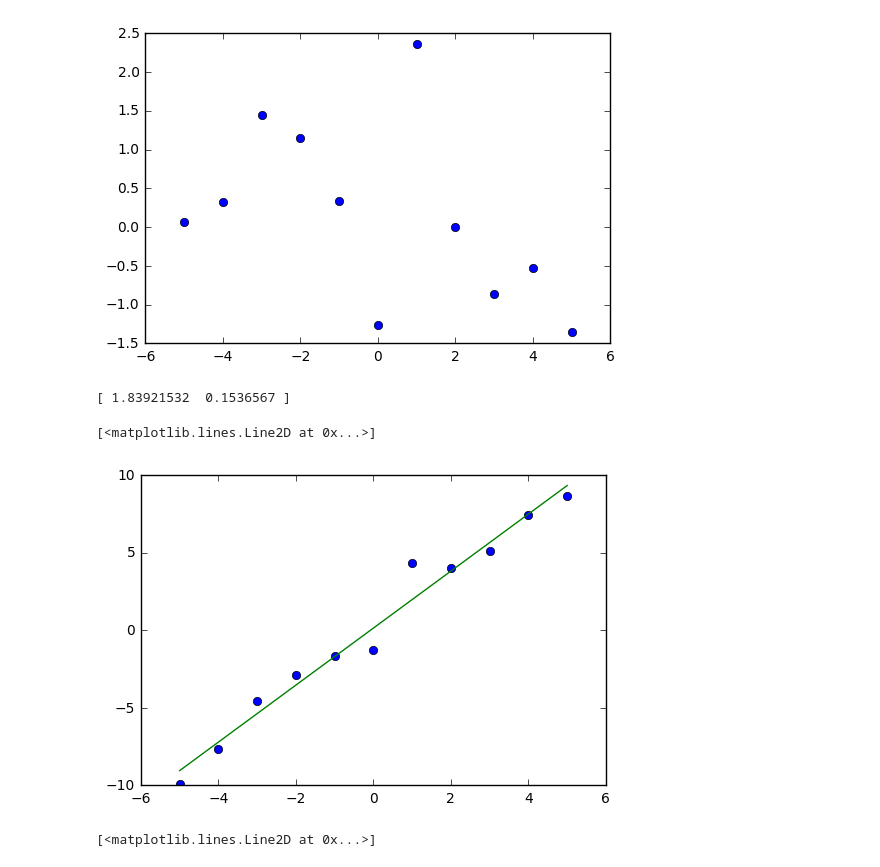
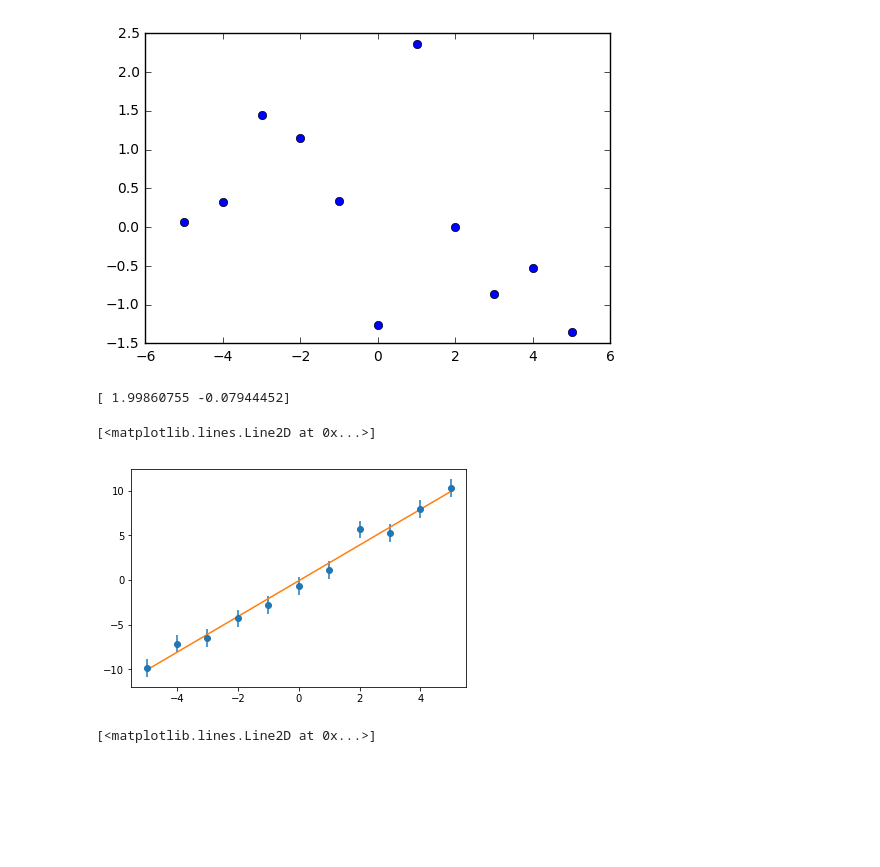
Before and after one commit to satpreetsingh/BME502-2017, a Jupyter notebook: Least square fits.ipynb, the cells around one changed output. Cells and saved outputs as stored; diff of their text form; code cells hidden in the pictures; blank space fills up the shorter version.

Commit message:
some cosmetic changes in figures

```diff
--- a/Least square fits.ipynb
+++ b/Least square fits.ipynb
@@ -31,5 +31,7 @@ print(x)
 # %% [output]
 [-5. -4. -3. -2. -1.  0.  1.  2.  3.  4.  5.]
 # %%
-y = 2*x + np.random.normal(0,1,11)
+error = np.random.normal(0,1,11)
+y = 2*x + error
+sd = np.ones(11)
 # %%
@@ -48,14 +50,14 @@ plt.plot(x,res,"o")
 p = np.polyfit(x,y,1)
 print(p)
 # %% [output]
-[ 1.83921532  0.1536567 ]
+[ 1.99860755 -0.07944452]
 # %%
 yfit = p[1]+p[0]*x
-plt.plot(x,y,"o")
+plt.errorbar(x,y,yerr=sd,fmt="o")
 plt.plot(x,yfit)
 # %% [output]
 [<matplotlib.lines.Line2D at 0x...>]
-[figure, old version]
+[figure, new version]
 # %%
 res = y - yfit
 plt.plot(x,res,"o")
```
Also changed, not shown: parts of 1 cell of this notebook.
